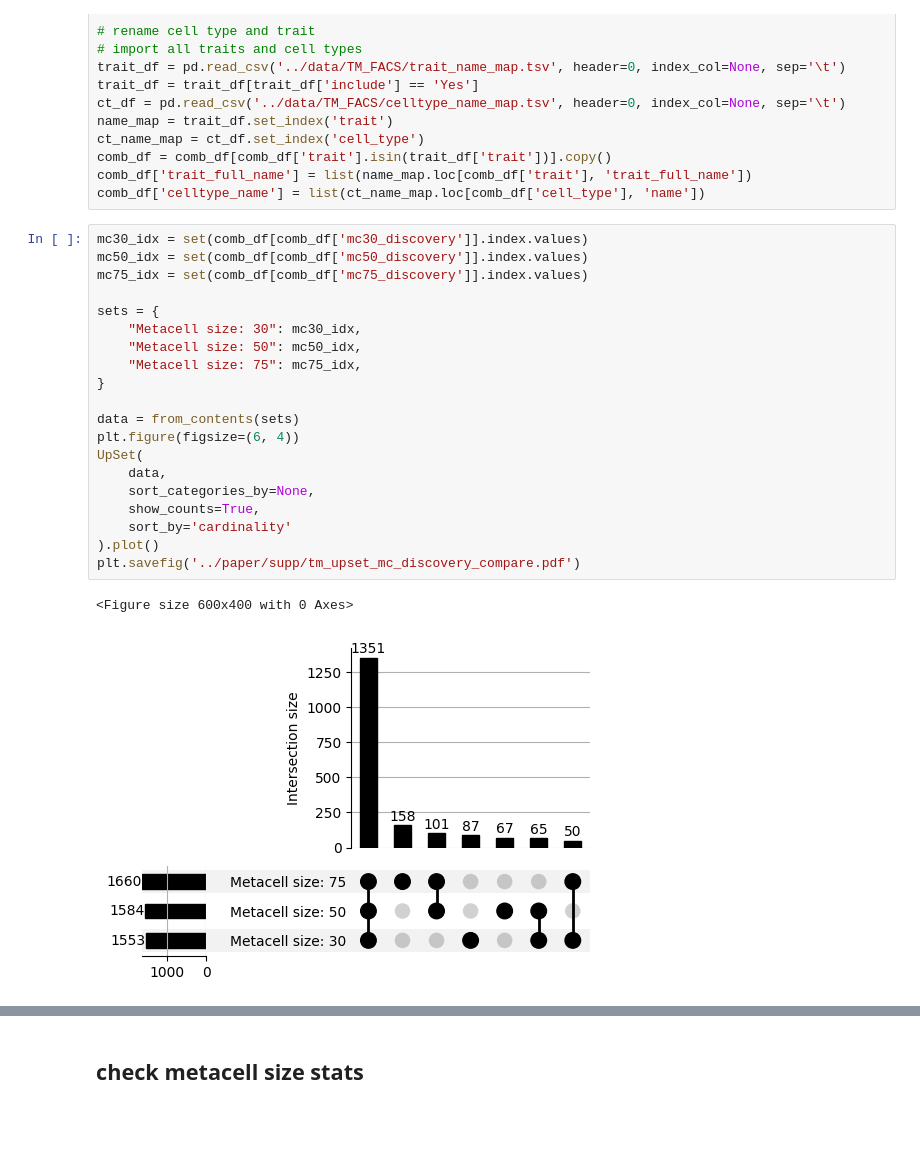
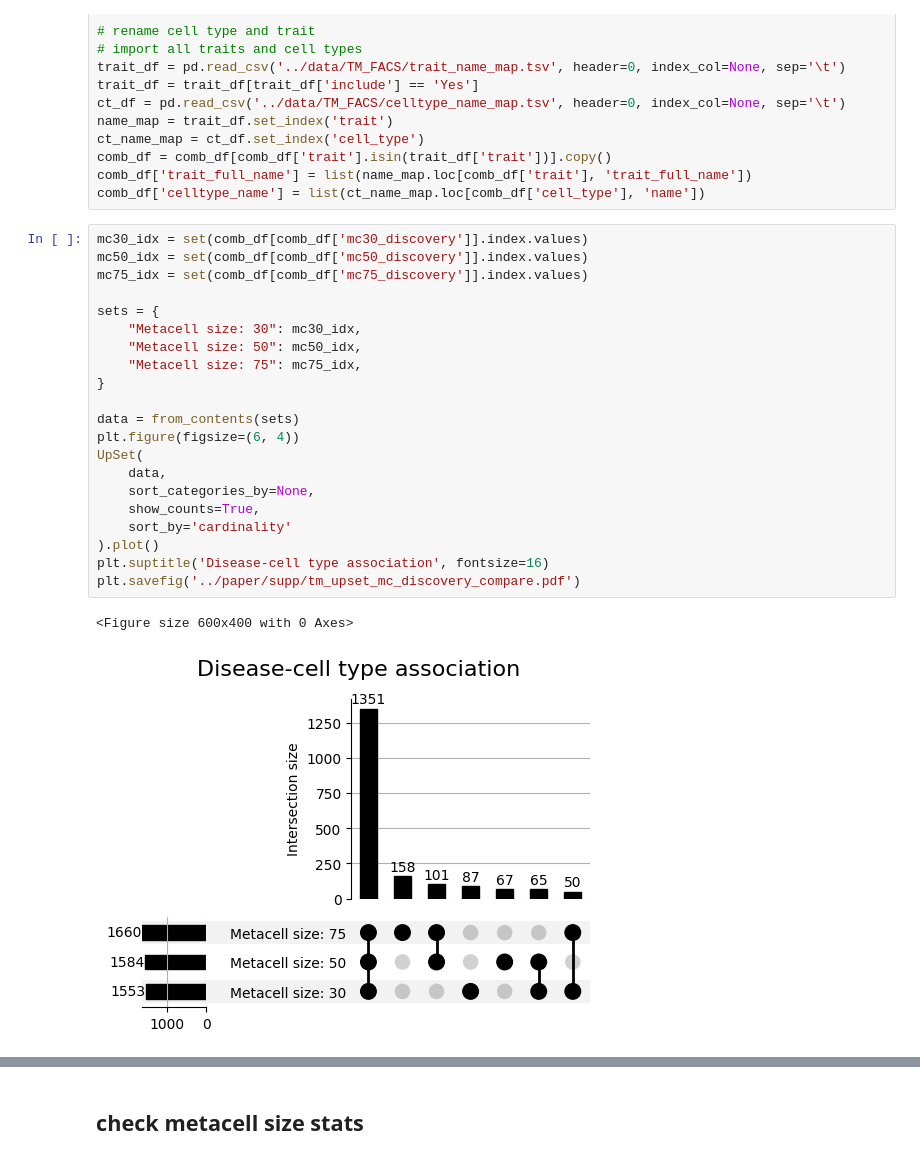
Before and after one commit to krishnanlab/icepop_analysis, a Jupyter notebook: notebook/TM_analysis_compare_mc.ipynb, the cells around one changed output, grey strips where cells are left out. Drawn from its saved outputs; the diff is of its cells as text; blank space fills up the shorter version.

```diff
--- a/notebook/TM_analysis_compare_mc.ipynb
+++ b/notebook/TM_analysis_compare_mc.ipynb
@@ -158,26 +158,27 @@ comb_df['celltype_name'] = list(ct_name_map.loc[comb_df['cell_type'], 'name'])
 # %%
 mc30_idx = set(comb_df[comb_df['mc30_discovery']].index.values)
 mc50_idx = set(comb_df[comb_df['mc50_discovery']].index.values)
 mc75_idx = set(comb_df[comb_df['mc75_discovery']].index.values)
 
 sets = {
     "Metacell size: 30": mc30_idx,
     "Metacell size: 50": mc50_idx,
     "Metacell size: 75": mc75_idx,
 }
 
 data = from_contents(sets)
 plt.figure(figsize=(6, 4))
 UpSet(
     data,
     sort_categories_by=None,
     show_counts=True,
     sort_by='cardinality'
 ).plot()
+plt.suptitle('Disease-cell type association', fontsize=16)
 plt.savefig('../paper/supp/tm_upset_mc_discovery_compare.pdf')
 # %% [output]
 <Figure size 600x400 with 0 Axes>
-[figure, old version]
+[figure, new version]
 # %%
 shared_df = comb_df[
     comb_df['mc30_discovery'] &
```
Also changed, not shown: parts of 1 cell of this notebook, 13 other files.
